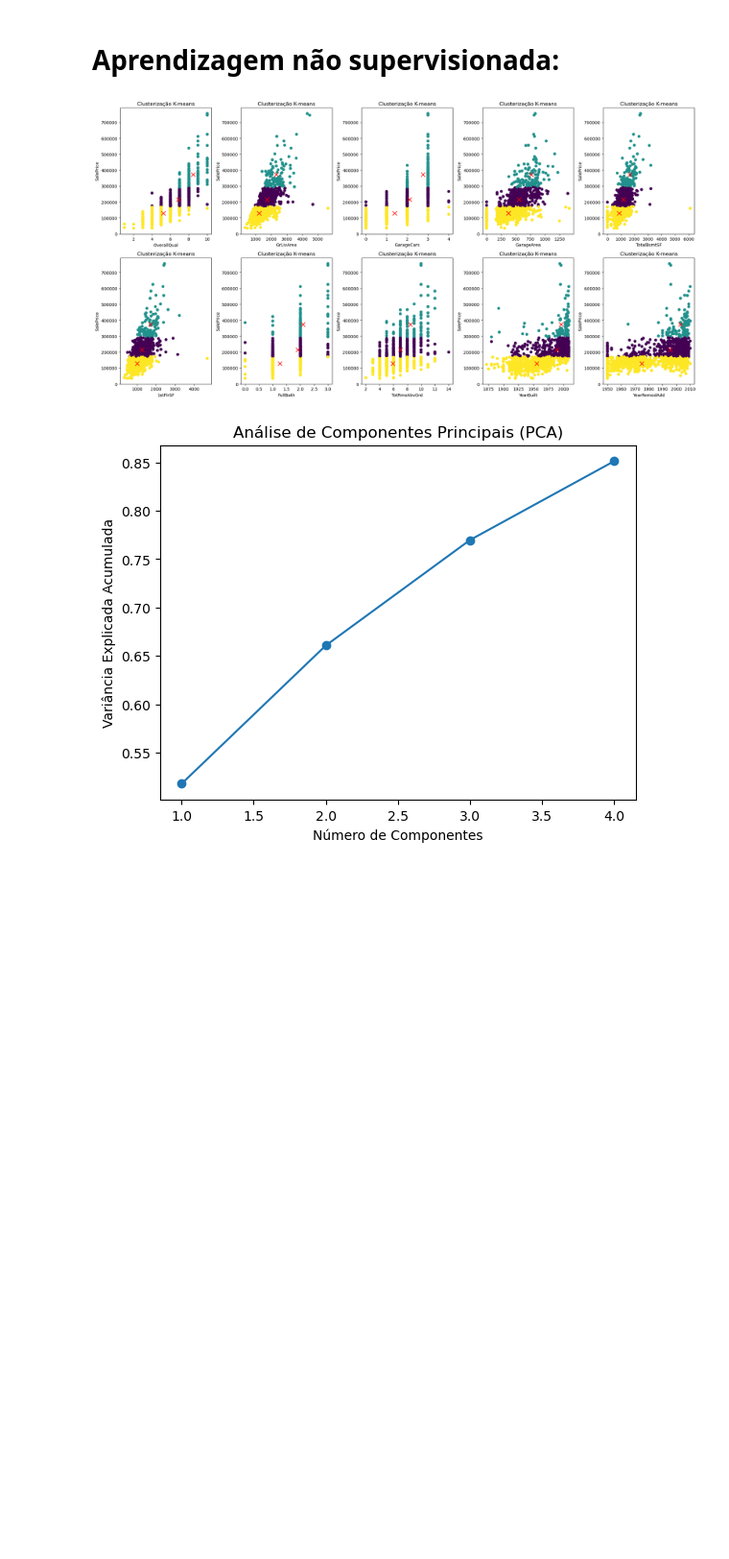
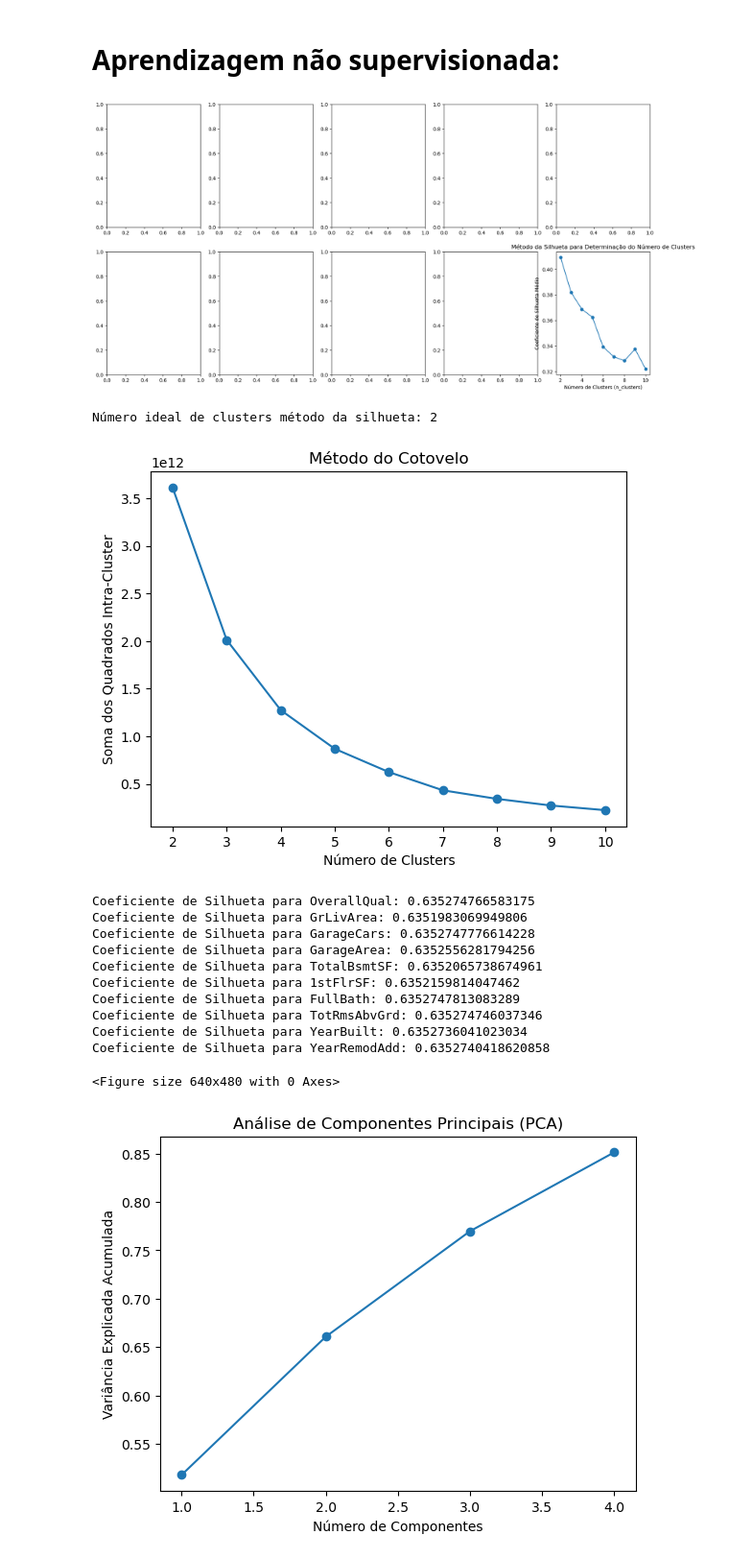
Before and after one commit to mateusp7/analise-de-dados, a Jupyter notebook: scripts.ipynb, the cells around one changed output. Shown at 96% size. Saved outputs shown, nothing was run; the diff lists cells and outputs as text; code cells hidden in the pictures; blank space fills up the shorter version.

```diff
--- a/scripts.ipynb
+++ b/scripts.ipynb
@@ -322,28 +322,82 @@ plt.show()
 # %%
 # A. Clusterização:
 
 df_filtered_k_means = df[important_features + ['SalePrice']].copy()
 
 fig, axs = plt.subplots(2, 5, figsize=(20, 10))
 
+# TESTANDO DIFERENTES VALORES PARA N_CLUSTERS E TENTANDO ENTENDER QUAL O MELHOR VALOR -> Método de Silhueta
+
+silhouette_scores_test = []
+for n_clusters in n_clusters_range:
+    kmeans = KMeans(n_clusters=n_clusters, random_state=42)
+    labels = kmeans.fit_predict(X)
+    silhouette_avg = silhouette_score(X, labels)
+    silhouette_scores_test.append(silhouette_avg)
+
+plt.plot(range(2, 11), silhouette_scores_test, marker='o')
+plt.xlabel('Número de Clusters (n_clusters)')
+plt.ylabel('Coeficiente de Silhueta Médio')
+plt.title('Método da Silhueta para Determinação do Número de Clusters')
+plt.show()
+
+best_n_clusters = n_clusters_range[np.argmax(silhouette_scores_test)]
+print("Número ideal de clusters método da silhueta:", best_n_clusters)
+
+# TESTANDO DIFERENTES VALORES PARA N_CLUSTERS E TENTANDO ENTENDER QUAL O MELHOR VALOR -> Método do cotovelo
+
+inertia = []
+for k in range(2, 11):
+    kmeans = KMeans(n_clusters=k, random_state=42)
+    kmeans.fit(df_filtered_k_means[important_features + ['SalePrice']])
+    inertia.append(kmeans.inertia_)
+
+plt.plot(range(2, 11), inertia, marker='o')
+plt.xlabel('Número de Clusters')
+plt.ylabel('Soma dos Quadrados Intra-Cluster')
+plt.title('Método do Cotovelo')
+plt.show()
+
+#  Executando o algortimo KMEANS
+silhouette_scores = []
+
 for i, feature in enumerate(important_features):
-    kmeans = KMeans(n_clusters=3, random_state=42)
+    kmeans = KMeans(n_clusters=2, random_state=42)
 
     kmeans.fit(df_filtered_k_means[[feature, 'SalePrice']])
 
     labels = kmeans.labels_
-    centroids = kmeans.cluster_centers_
+
+    silhouette = silhouette_score(df_filtered_k_means[[feature, 'SalePrice']], labels)
+    silhouette_scores.append(silhouette)
 
     axs[i // 5, i % 5].scatter(df_filtered_k_means[feature], df_filtered_k_means['SalePrice'], c=labels)
     axs[i // 5, i % 5].scatter(centroids[:, 0], centroids[:, 1], marker='x', color='red', s=100)
     axs[i // 5, i % 5].set_xlabel(feature)
     axs[i // 5, i % 5].set_ylabel('SalePrice')
     axs[i // 5, i % 5].set_title('Clusterização K-means')
 
 # Ajuste do layout dos subplots
 plt.tight_layout()
+
+# Imprimir os valores do Coeficiente de Silhueta
+for i, feature in enumerate(important_features):
+    print(f"Coeficiente de Silhueta para {feature}: {silhouette_scores[i]}")
 # %% [output]
-[figure, old version]
+[figure, new version]
+Número ideal de clusters método da silhueta: 2
+[figure, added]
+Coeficiente de Silhueta para OverallQual: 0.635274766583175
+Coeficiente de Silhueta para GrLivArea: 0.6351983069949806
+Coeficiente de Silhueta para GarageCars: 0.6352747776614228
+Coeficiente de Silhueta para GarageArea: 0.6352556281794256
+Coeficiente de Silhueta para TotalBsmtSF: 0.6352065738674961
+Coeficiente de Silhueta para 1stFlrSF: 0.6352159814047462
+Coeficiente de Silhueta para FullBath: 0.6352747813083289
+Coeficiente de Silhueta para TotRmsAbvGrd: 0.635274746037346
+Coeficiente de Silhueta para YearBuilt: 0.6352736041023034
+Coeficiente de Silhueta para YearRemodAdd: 0.6352740418620858
+<Figure size 640x480 with 0 Axes>
 # %%
 # B. Redução de dimensionalidade:
 
```
Also changed, not shown: parts of 13 cells of this notebook, 1 other file.
